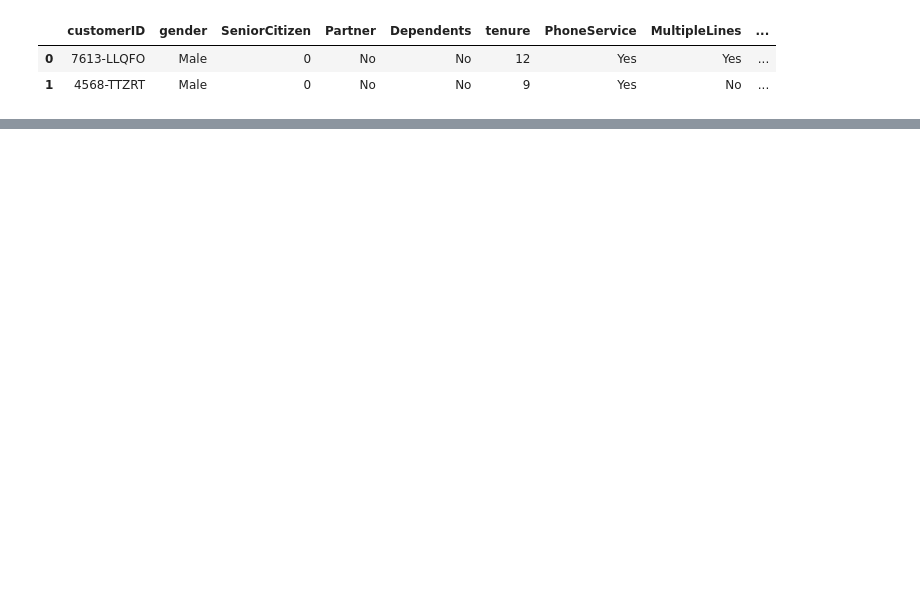
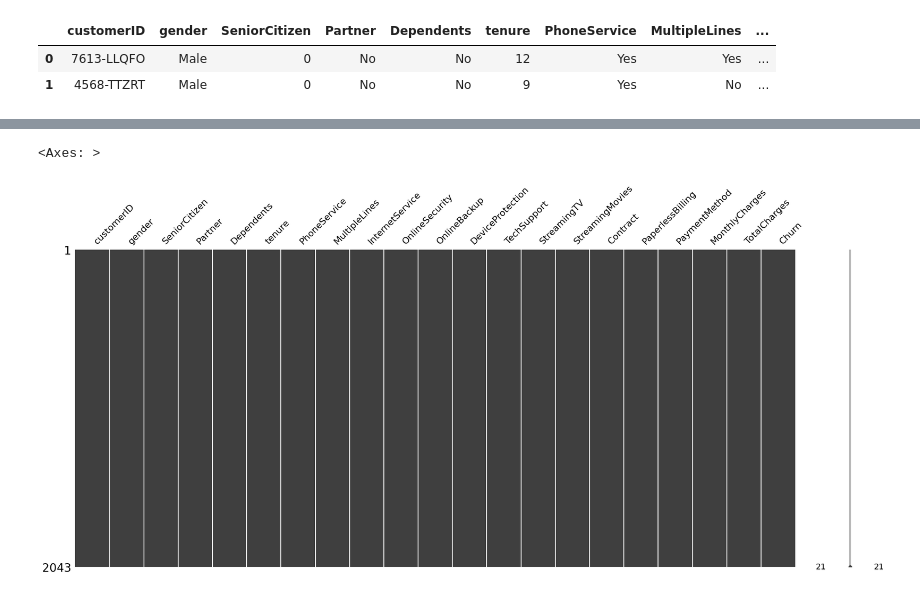
Before and after one commit to FloJoLaryea/Customer_Churn_Analysis, a Jupyter notebook: cstomer_churn_analysis.ipynb, the cells around one changed output, grey strips where cells are left out. Cells and saved outputs as stored; diff of their text form; code cells hidden in the pictures; blank space fills up the shorter version.

```diff
--- a/cstomer_churn_analysis.ipynb
+++ b/cstomer_churn_analysis.ipynb
@@ -89,0 +311,5 @@ df_3.head(2)
+# %%
+missingno.matrix(df_2)
+# %% [output]
+<Axes: >
+[figure, added]
```
Also changed, not shown: parts of 27 cells of this notebook, 1 other file.
